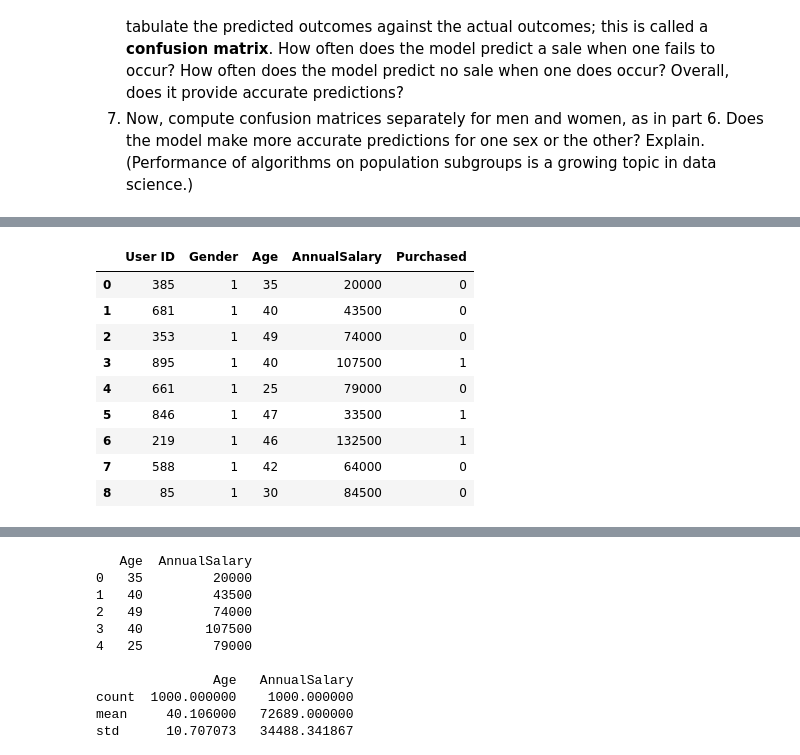
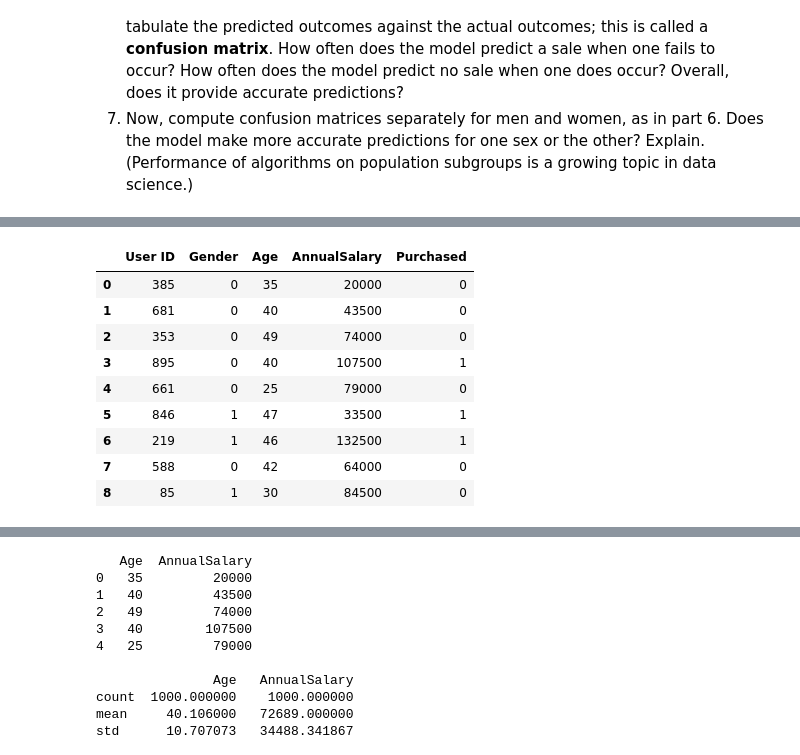
Before and after one commit to racheljhuh/assignment3, a Jupyter notebook: assignment_knn_and_kmc.ipynb, the cells around one changed output, grey strips where cells are left out. Drawn from its saved outputs; the diff is of its cells as text; code cells hidden in the pictures.

```diff
--- a/assignment_knn_and_kmc.ipynb
+++ b/assignment_knn_and_kmc.ipynb
@@ -39,42 +45,19 @@ fatal: destination path 'assignment3' already exists and is not an empty directo
 | 8 | 85 | Female | 30 | 84500 | 0 |
 | 9 | 465 | Male | 41 | 52000 | 0 |
 # %%
+#Q1.2
+#Find out if there are missing data
+summary = df.describe()
+# Check for missing values
+missing_values = df.isnull().sum()
 
-
-#Q2
-#Find out if there are missing data
-missing_values_User = df['User ID'].isnull()  # or df['column_name'].isna()
-num_missing_User = missing_values_User.sum()
-print(num_missing_User)
-
-missing_values_Gender = df['Gender'].isnull()  # or df['column_name'].isna()
-num_missing_Gender = missing_values_Gender.sum()
-print(num_missing_Gender)
-
-missing_values_Age = df['Age'].isnull()  # or df['column_name'].isna()
-num_missing_Age = missing_values_Age.sum()
-print(num_missing_Age)
-
-missing_values_Sal = df['AnnualSalary'].isnull()  # or df['column_name'].isna()
-num_missing_Sal = missing_values_Sal.sum()
-print(num_missing_Sal)
-
-missing_values_Purchase = df['Purchased'].isnull()  # or df['column_name'].isna()
-num_missing_Purchase = missing_values_Purchase.sum()
-print(num_missing_Purchase)
+# Display the summary statistics and missing values
+print(summary)
+print("\nMissing Values:")
+print(missing_values)
 
 #There are no missing values to clean
 
-df['Gender'] = df['Gender'].astype(str) #for some reason it wont actually change it from object to string
-
-print(df.dtypes)
-
-def type_gender(value): #0 = male, 1 = female
-    if value in['Male']:
-      return 0;
-    else:
-      return 1;
-
-df['Gender'] = df['Gender'].apply(type_gender)
+df['Gender'] = df['Gender'].replace(['Male','Female'],[0,1]) # Change Male to 0 and Female to 1
 df.head(9)
 # %% [output]
@@ -92,10 +81,10 @@ dtype: object
 |  | User ID | Gender | Age | AnnualSalary | Purchased |
-| 0 | 385 | 1 | 35 | 20000 | 0 |
-| 1 | 681 | 1 | 40 | 43500 | 0 |
-| 2 | 353 | 1 | 49 | 74000 | 0 |
-| 3 | 895 | 1 | 40 | 107500 | 1 |
-| 4 | 661 | 1 | 25 | 79000 | 0 |
+| 0 | 385 | 0 | 35 | 20000 | 0 |
+| 1 | 681 | 0 | 40 | 43500 | 0 |
+| 2 | 353 | 0 | 49 | 74000 | 0 |
+| 3 | 895 | 0 | 40 | 107500 | 1 |
+| 4 | 661 | 0 | 25 | 79000 | 0 |
 | 5 | 846 | 1 | 47 | 33500 | 1 |
 | 6 | 219 | 1 | 46 | 132500 | 1 |
-| 7 | 588 | 1 | 42 | 64000 | 0 |
+| 7 | 588 | 0 | 42 | 64000 | 0 |
 | 8 | 85 | 1 | 30 | 84500 | 0 |
```
Also changed, not shown: parts of 8 cells of this notebook.
